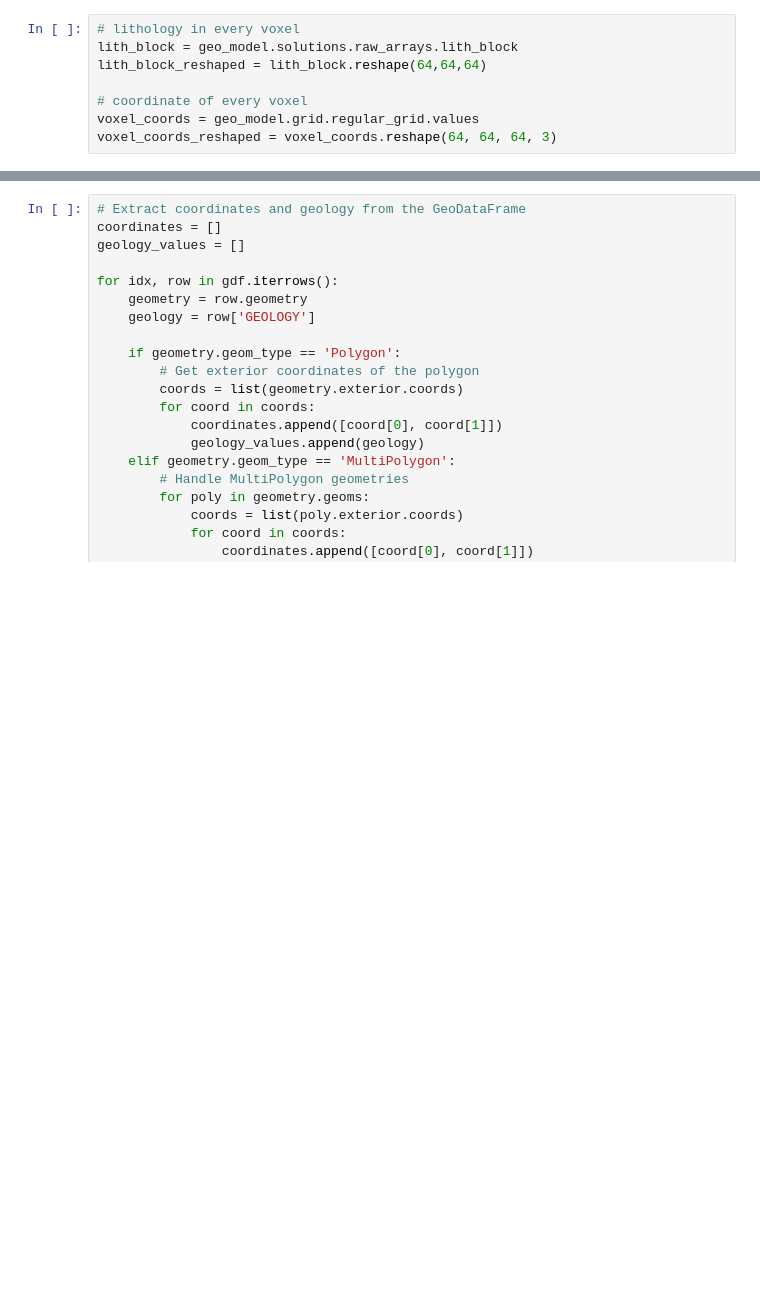
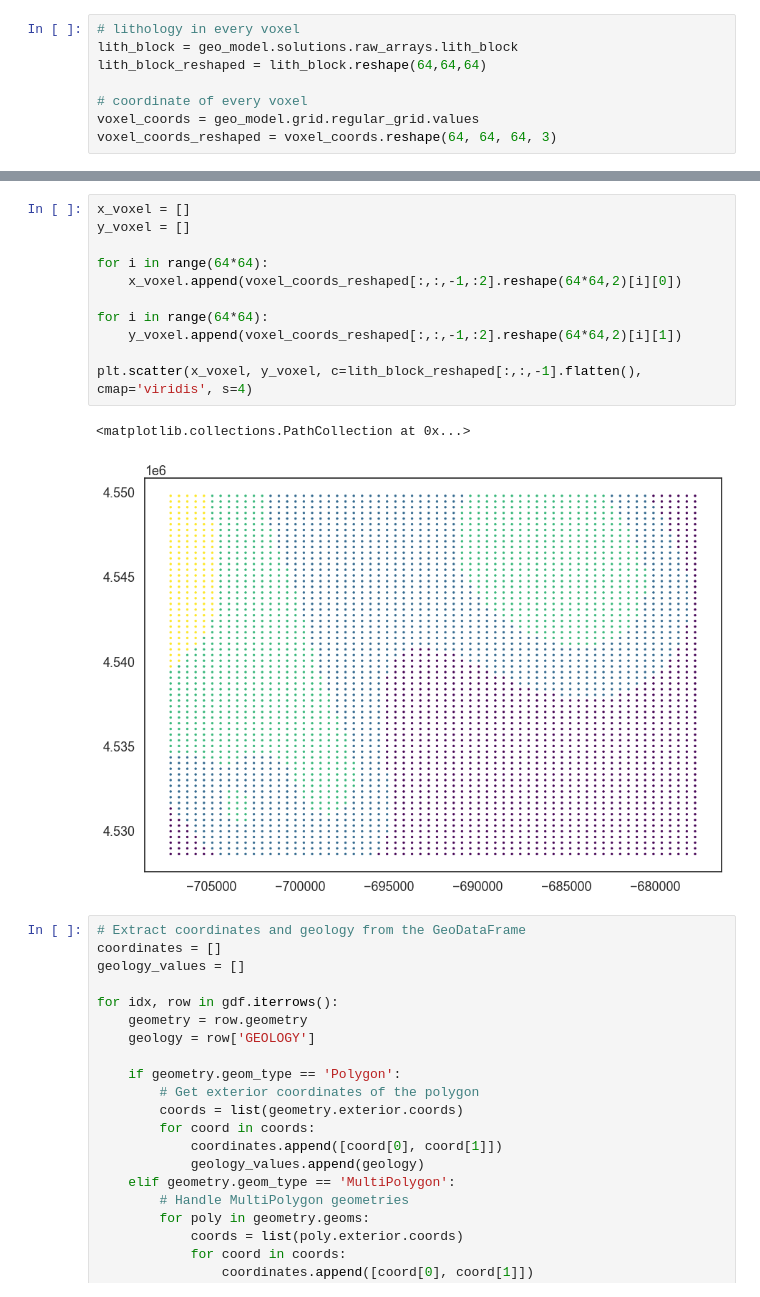
Before and after one commit to terranigma-solutions/Mineye-Terranigma, a Jupyter notebook: GeoModel/gempyModel.ipynb, the cells around one changed output, grey strips where cells are left out. Saved outputs shown, nothing was run; the diff lists cells and outputs as text; blank space fills up the shorter version.

Commit message:
Added visual comparison between gempy lith ID's and QGIS lith ID's

```diff
--- a/GeoModel/gempyModel.ipynb
+++ b/GeoModel/gempyModel.ipynb
@@ -392,3 +402,17 @@ voxel_coords_reshaped = voxel_coords.reshape(64, 64, 64, 3)
+# %%
+x_voxel = []
+y_voxel = []
+
+for i in range(64*64):
+    x_voxel.append(voxel_coords_reshaped[:,:,-1,:2].reshape(64*64,2)[i][0])
+
+for i in range(64*64):
+    y_voxel.append(voxel_coords_reshaped[:,:,-1,:2].reshape(64*64,2)[i][1])
+
+plt.scatter(x_voxel, y_voxel, c=lith_block_reshaped[:,:,-1].flatten(), cmap='viridis', s=4)
+# %% [output]
+<matplotlib.collections.PathCollection at 0x...>
+[figure, added]
 # %%
 # Extract coordinates and geology from the GeoDataFrame
 coordinates = []
```
Also changed, not shown: parts of 11 cells of this notebook.
